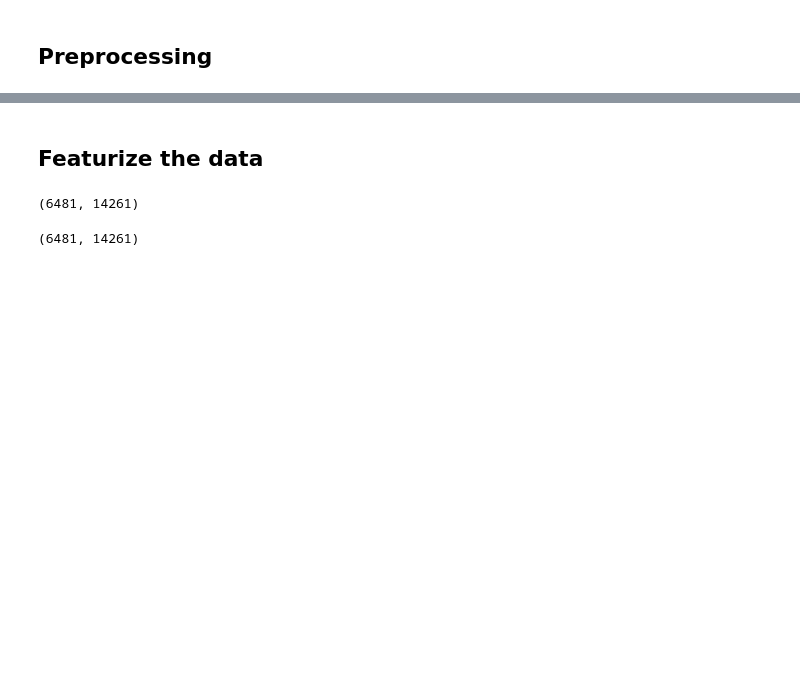
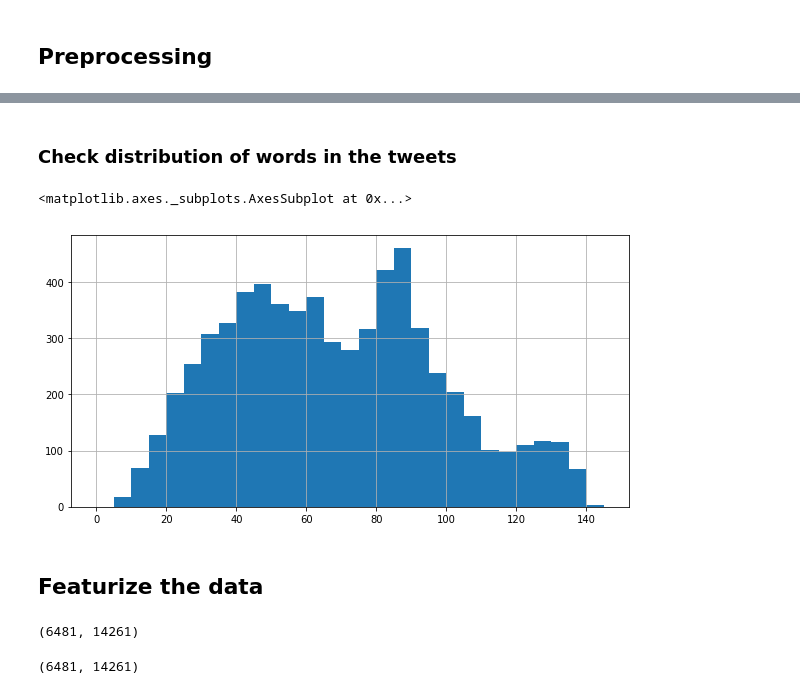
Before and after one commit to ValeryLynn/National-Patterns-in-Race-Tweets, a Jupyter notebook: Vlynn_racial_tweets_clean_EDA.ipynb, the cells around one changed output, grey strips where cells are left out. Cells and saved outputs as stored; diff of their text form; code cells hidden in the pictures; blank space fills up the shorter version.

```diff
--- a/Vlynn_racial_tweets_clean_EDA.ipynb
+++ b/Vlynn_racial_tweets_clean_EDA.ipynb
@@ -120,3 +150,11 @@ df_sparse['tweet'] = df_sparse['tweet'].map(lambda com : clean_text(com))
+# %% [markdown]
+### Check distribution of words in the tweets
+# %%
+lens = df_train['tweet'].str.len()
+lens.hist(bins = np.arange(0,150,5))
+# %% [output]
+<matplotlib.axes._subplots.AxesSubplot at 0x...>
+[figure, added]
 # %% [markdown]
 ## Featurize the data
 # %%
```
Also changed, not shown: parts of 16 cells of this notebook.
